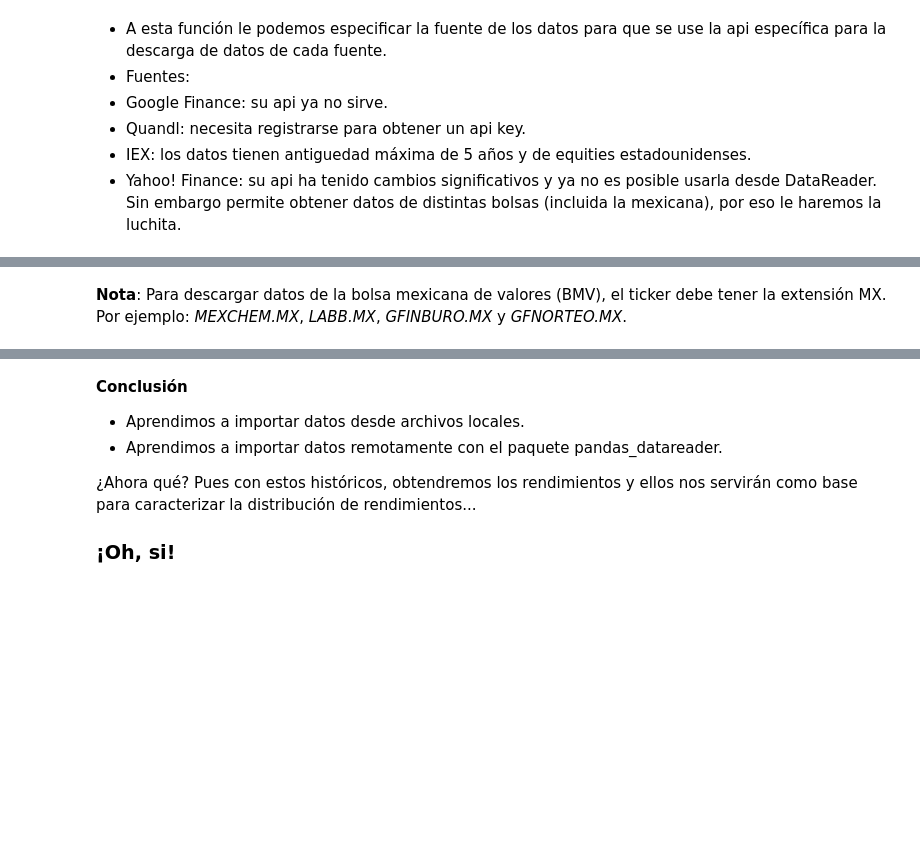
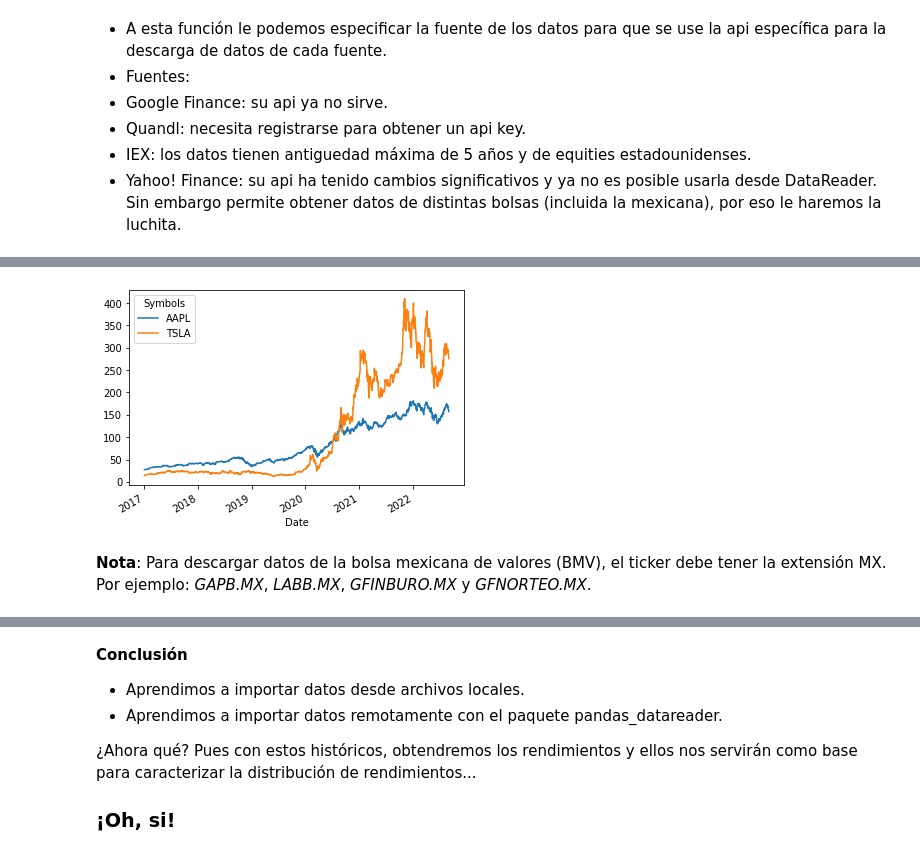
Before and after one commit to esjimenezro/porinvo2022, a Jupyter notebook: Modulo1/Clase4_DescargaHistoricos.ipynb, the cells around one changed output, grey strips where cells are left out. Cells and saved outputs as stored; diff of their text form; code cells hidden in the pictures; blank space fills up the shorter version.

```diff
--- a/Modulo1/Clase4_DescargaHistoricos.ipynb
+++ b/Modulo1/Clase4_DescargaHistoricos.ipynb
@@ -229,0 +247,8 @@ El módulo data del paquete pandas_datareader contiene la funcion `DataReader`:
+# %%
+# Ejemplo yahoo
+closes = web.DataReader(
+    name=['AAPL', 'TSLA'],
+    data_source='yahoo',
+    start='2017-01-01'
+)['Adj Close']
+closes
@@ -230,4 +270,7 @@ El módulo data del paquete pandas_datareader contiene la funcion `DataReader`:
 # %%
 # Precios ajustados en el cierre
+closes.plot();
+# %% [output]
+[figure, added]
 # %%
 # Función para descargar precios de cierre ajustados:
@@ -242,5 +292,5 @@ def get_adj_closes(tickers, start_date=None, end_date=None):
     return closes
 # %% [markdown]
 **Nota**: Para descargar datos de la bolsa mexicana de valores (BMV), el ticker debe tener la extensión MX.
-Por ejemplo: *MEXCHEM.MX*, *LABB.MX*, *GFINBURO.MX* y *GFNORTEO.MX*.
+Por ejemplo: *GAPB.MX*, *LABB.MX*, *GFINBURO.MX* y *GFNORTEO.MX*.
 # %%
```
Also changed, not shown: parts of 6 cells of this notebook, 1 other file.
